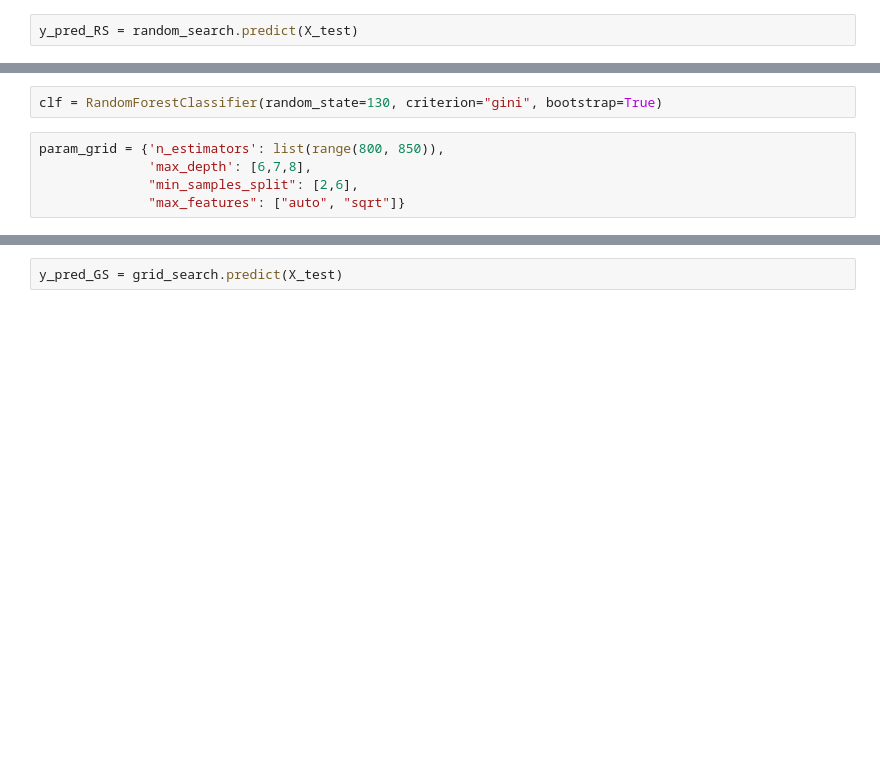
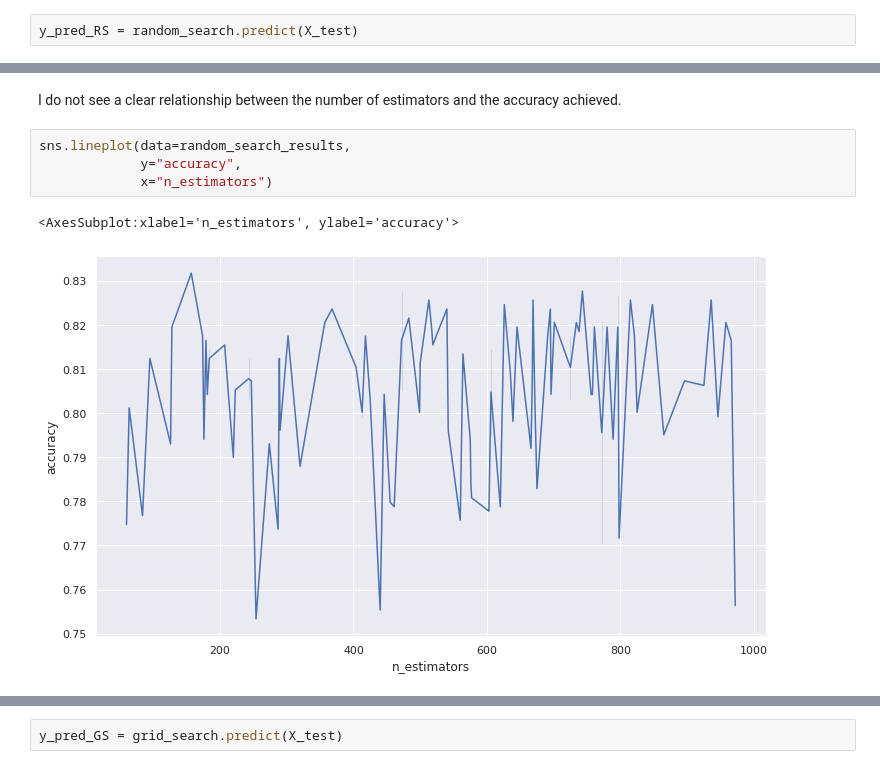
Before and after one commit to leobioinf0/Machine-Learning-Advanced, a Jupyter notebook: S12_T01_Pipelines_grid_search_text_mining.ipynb, the cells around one changed output, grey strips where cells are left out. Saved outputs shown, nothing was run; the diff lists cells and outputs as text; blank space fills up the shorter version.

```diff
--- a/S12_T01_Pipelines_grid_search_text_mining.ipynb
+++ b/S12_T01_Pipelines_grid_search_text_mining.ipynb
@@ -550,7 +510,9 @@ random_search_results.head(2)
-# %%
-clf = RandomForestClassifier(random_state=130, criterion="gini", bootstrap=True)
-# %%
-param_grid = {'n_estimators': list(range(800, 850)),
-              'max_depth': [6,7,8],
-              "min_samples_split": [2,6],
-              "max_features": ["auto", "sqrt"]}
+# %% [markdown]
+I do not see a clear relationship between the number of estimators and the accuracy achieved.
+# %%
+sns.lineplot(data=random_search_results,
+             y="accuracy",
+             x="n_estimators")
+# %% [output]
+<AxesSubplot:xlabel='n_estimators', ylabel='accuracy'>
+[figure, added]
```
Also changed, not shown: parts of 134 cells of this notebook.
